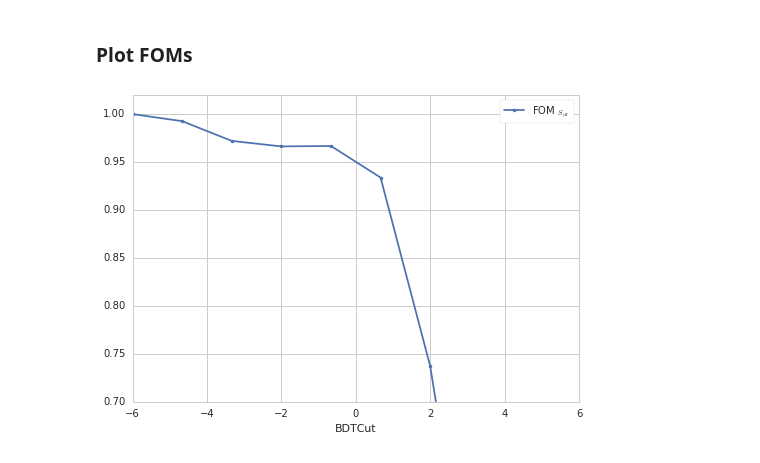
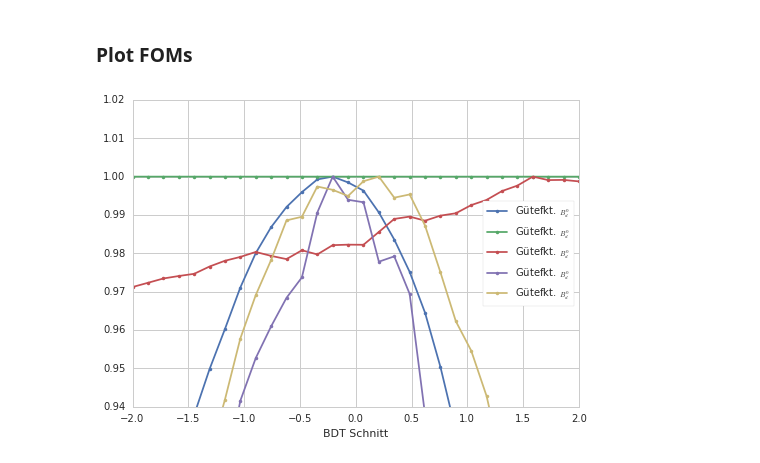
Before and after one commit to chasenberg/Masterthesis, a Jupyter notebook: notebooks/selection/bd2jpsiks_bdt_cuttuning.ipynb, the cells around one changed output. Drawn from its saved outputs; the diff is of its cells as text; code cells hidden in the pictures.

```diff
--- a/notebooks/selection/bd2jpsiks_bdt_cuttuning.ipynb
+++ b/notebooks/selection/bd2jpsiks_bdt_cuttuning.ipynb
@@ -383,8 +394,8 @@ def calculate_foms(dataset):
 ### Configure  and define cuts
 # %%
 lowerbound=5220 # rather arbitrary signal window definition
-upperbound=5350
-obsMassJpsiKSConst.setRange('SIGREGION',lowerbound,upperbound)
+upperbound=5400
+B0_FitDaughtersConst_M.setRange('SIGREGION',lowerbound,upperbound)
 
 subdir = '/home/chasenberg/plots/bdt_cuttuning'
 plot_dir    = os.path.join(subdir, 'plots')
@@ -397,12 +408,16 @@ if not os.path.exists(plot_dir):
 if not os.path.exists(results_dir):
     os.makedirs(results_dir)
 
-mass_var_name = 'obsMassJpsiKSConst'
+mass_var_name = 'B0_FitDaughtersConst_M'
 cuttype = 'BDTresponse'
 
-cuts = np.linspace(-6,6,10)
+cuts = np.linspace(-2,2,30)
 #cuts = [-0.05]
 cuts_for_which_to_store_sdata = []
+
+num_sig = []
+num_bkg = []
+num_all = []
 
 cut_to_performance = {}
 cut_to_shape = {}
@@ -424,7 +439,7 @@ for cut in cuts:
     data_fit_cut = data_after_import.reduce('{0}>{1}'.format(cuttype,cut))
 
     print('INFO: Building Ipatia (signal) + Exp (combinatorics) + Ipatia (bs-component) model for data', flush=True)
-    final_model = build_mass_model(obsMassJpsiKSConst)
+    final_model = build_mass_model(B0_FitDaughtersConst_M)
 
     parameters_file_name  = 'params' + postfix + cuttype + str(cut) + '.txt';
     parameters_init_name  = parameters_file_name.replace('.txt', '_init.txt')
@@ -476,7 +491,7 @@ for cut in cuts:
 
 
     cut_to_performance[cut] = {}
-    fill_performance(final_model, obsMassJpsiKSConst, cut_to_performance[cut])
+    fill_performance(final_model, B0_FitDaughtersConst_M, cut_to_performance[cut])
 
     sig_num = []
     bkg_num = []
@@ -510,6 +525,7 @@ for cut in cuts:
             tree_w_obscuts = dataset_tree.CopyTree('{0}>{1}'.format(cuttype,cut))
             print('INFO: Entries in TTree: {}'.format(tree_w_obscuts.GetEntries()))
             print('INFO: Entries in Dataset: {}'.format(data_fit_cut.numEntries()))
+            num_all.append(data_fit_cut.numEntries())
             copy_ttree_append_sweights(tree_w_obscuts, data_fit_cut)
             tree_w_obscuts.Write()
             f_all_new.Close()
@@ -527,7 +543,7 @@ for cut in cuts:
     bs_set = ROOT.RooArgSet(final_model.getComponents().find('bs_pdf_ext'))
 
     # Prepare frame
-    plot_frame = obsMassJpsiKSConst.frame(ROOT.RooFit.Bins(100))
+    plot_frame = B0_FitDaughtersConst_M.frame(ROOT.RooFit.Bins(100))
     data_fit_cut.plotOn(plot_frame, ROOT.RooFit.Name('data'))
     final_model.plotOn(plot_frame, RooFit.Components(sig_set), RooFit.LineStyle(2), RooFit.LineColor(226), ROOT.RooFit.Name('sig_fit'))
     final_model.plotOn(plot_frame, RooFit.Components(bs_set), RooFit.LineStyle(3), RooFit.LineColor(410), ROOT.RooFit.Name('bs_fit'))
@@ -772,33 +674,68 @@ for parameter, values in ys.items():
 # %%
 import random
 import seaborn as sns
 sns.set_style("whitegrid")
 sns.set_style("whitegrid", {"legend.frameon": True})
 
 x, ys = unpack_cut_dict(cut_to_performance)
 shift = 0.0
 
 foms_to_plot = {}
-#foms_to_plot["TaggingPower"] = r"FOM ${}_{\varepsilon D^2}$"
-#foms_to_plot["TimeresPower"] = "FOM ${}_{\sigma_{t}}$"
-foms_to_plot["EffSigSize"]   = "FOM ${}_{S_{\mathrm{eff}}}$"
-#foms_to_plot["BsFOM"]        = "FOM ${}_{B^0_s}$"
-#foms_to_plot["BdFOM_p"]      = "FOM ${}_{B^0_d}$"
-#foms_to_plot["BdFOM"]        = "FOM"
+'''foms_to_plot["Effektive Signalgröße"]   = r"Effektive Signalgröße"
+foms_to_plot["TimeresPower"] = r"Zeitauflösung"
+foms_to_plot["TaggingPower"] = r"Flavour-Tagging"
+foms_to_plot["BdFOM_p"]      = "Gütefkt. ${}_{B^0_d}$"
+foms_to_plot["BsFOM"]        = "Gütefkt. ${}_{B^0_s}$"
+foms_to_plot["BdFOM"]        = "Gütefkt."'''
+
+foms_to_plot["Effektive Signalgröße"]   = r"Effektive Signalgröße"
+foms_to_plot["TimeresPower"] = r"Zeitauflösung"
+foms_to_plot["TaggingPower"] = r"Flavour-Tagging"
+foms_to_plot["BdFOM_p"]      = "Gütefkt. ${}_{B^0_d}$"
+foms_to_plot["BsFOM"]        = "Gütefkt. ${}_{B^0_s}$"
+
+
+
+#foms_to_plot["X_nominator"]     = "X_nominator."
+#foms_to_plot["X_denominator"]   = "X_denominator."
+#foms_to_plot["signal_weight_check"]   = "signal_weight_check."
+#foms_to_plot["signal_weight"]   = "signal_weight."
+#foms_to_plot["signal_sum"]   = "signal_sum."
+
+current_palette = sns.color_palette()
+#sns.palplot(current_palette)
 
 #for parameter, values in ys.items():
-for parameter in foms_to_plot:
+'''for parameter in foms_to_plot:
     values=ys[parameter]
     #if "FOM" in parameter or "EffSig" in parameter or "s3_over_spb2" in parameter\
     #or "TaggingPower" in parameter or "TimeresPower" in parameter:
     if parameter in foms_to_plot:
-        plt.errorbar(x,values+random.random()*shift,marker='.',linestyle='-',label=foms_to_plot[parameter])
-        plt.xlabel("BDTCut")
+        color_index = list(foms_to_plot.keys()).index(parameter)
+        plt.errorbar(x,values+random.random()*shift,marker='.',linestyle='-',label=foms_to_plot[parameter],color=current_palette[color_index])
+        plt.xlabel("BDT Schnitt")
+        print(current_palette[color_index])'''
 
-plt.gca().set_ylim(0.7,1.02)
-plt.gca().set_xlim(-6,6)
+values_EffSigSize=ys['EffSigSize']
+values_TimeresPower=ys['TimeresPower']
+values_TaggingPower=ys['TaggingPower']
+values_BdFOM_p=ys['BdFOM_p']
+values_BdFOM=ys['BdFOM']
+
+
+plt.errorbar(x,values_EffSigSize+random.random()*shift,marker='.',linestyle='-',label=foms_to_plot[parameter],color=current_palette[0])
+plt.errorbar(x,values_TimeresPower+random.random()*shift,marker='.',linestyle='-',label=foms_to_plot[parameter],color=current_palette[1])
+plt.errorbar(x,values_TaggingPower+random.random()*shift,marker='.',linestyle='-',label=foms_to_plot[parameter],color=current_palette[2])
+plt.errorbar(x,values_BdFOM_p+random.random()*shift,marker='.',linestyle='-',label=foms_to_plot[parameter],color=current_palette[3])
+plt.errorbar(x,values_BdFOM+random.random()*shift,marker='.',linestyle='-',label=foms_to_plot[parameter],color=current_palette[4])
+plt.xlabel("BDT Schnitt")
+
+
+
+plt.gca().set_ylim(0.94,1.02)
+plt.gca().set_xlim(-2,2)
 plt.legend(loc='best')
-plt.savefig(subdir + '/FOMS.pdf')
+plt.savefig(subdir + '/FOMS_all.pdf')
 plt.show()
 # %% [output]
-[figure, old version]
+[figure, new version]
```
Also changed, not shown: parts of 13 cells of this notebook, 3 other files.
